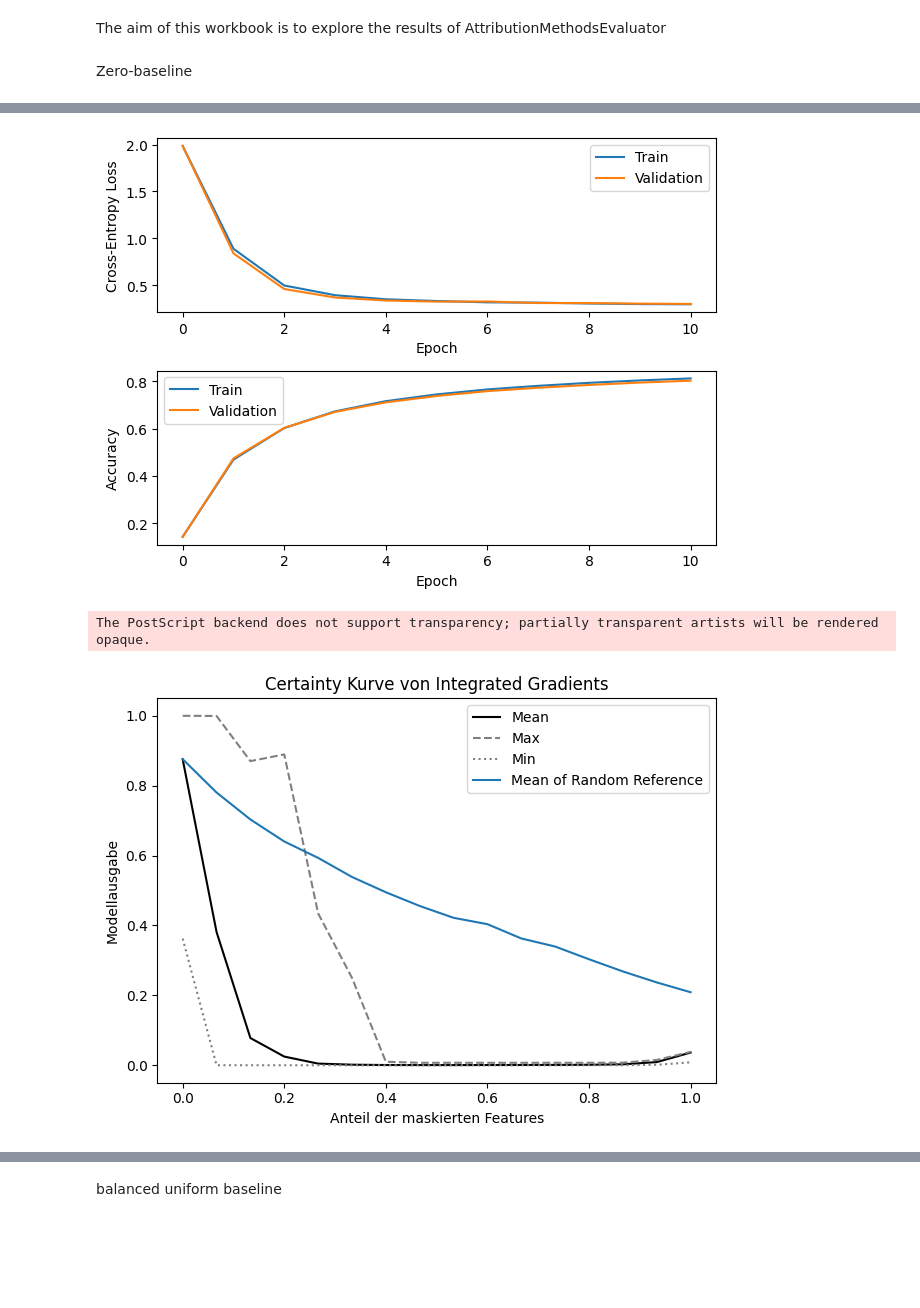
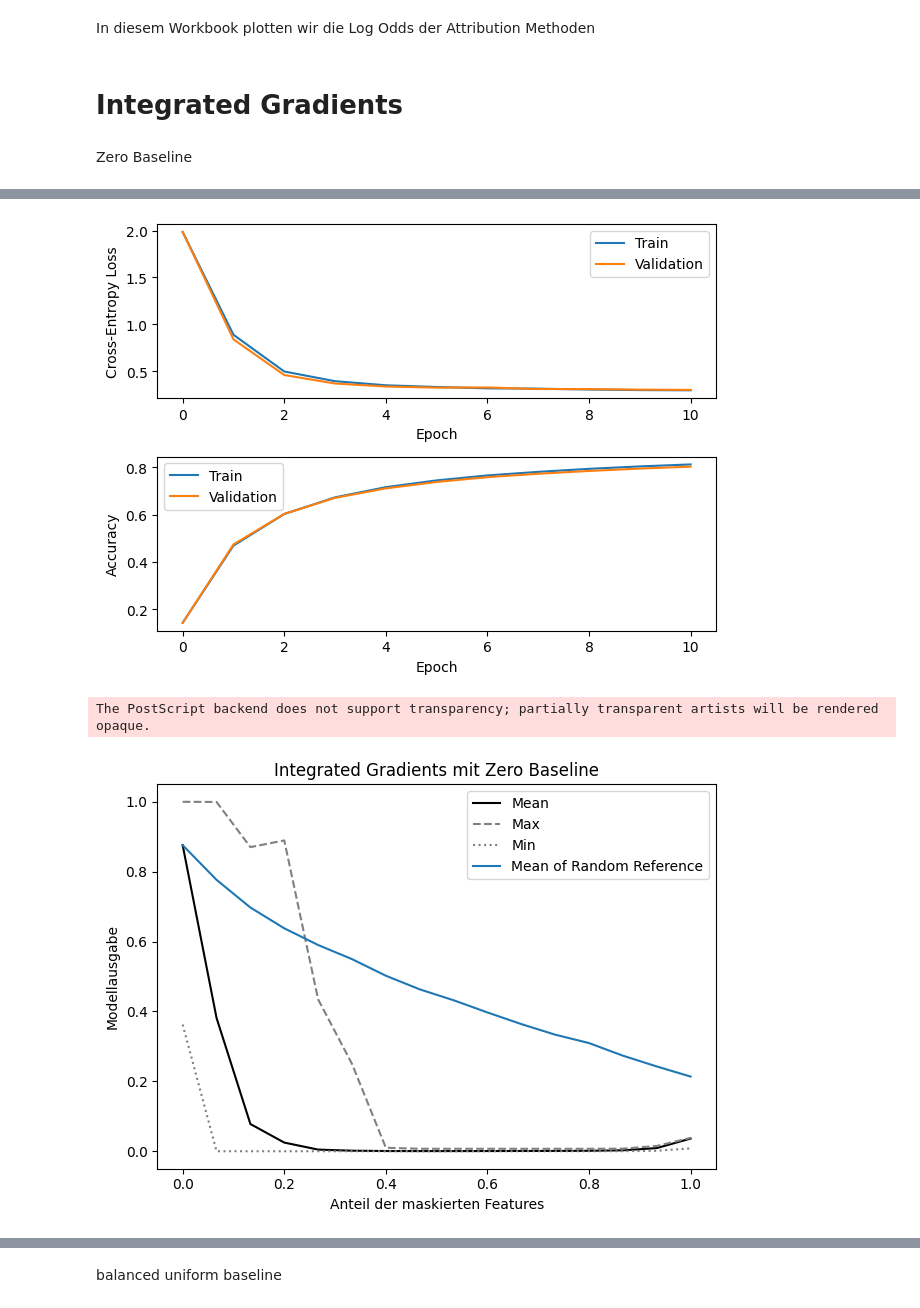
Before and after one commit to surajk222/Project_Group_Attribution_Method, a Jupyter notebook: attribution_method_evaluation.ipynb, the cells around one changed output, grey strips where cells are left out. Saved outputs shown, nothing was run; the diff lists cells and outputs as text; code cells hidden in the pictures; blank space fills up the shorter version.

```diff
--- a/attribution_method_evaluation.ipynb
+++ b/attribution_method_evaluation.ipynb
@@ -1,42 +1,39 @@
-# %% [markdown]
-The aim of this workbook is to explore the results of AttributionMethodsEvaluator
+# %% [markdown]
+In diesem Workbook plotten wir die Log Odds der Attribution Methoden
+# %% [markdown]
+# Integrated Gradients
 # %% [markdown]
-Zero-baseline
+Zero Baseline
 # %%
 from model.training import train_model_and_visualize
 import torch
-
-model = train_model_and_visualize([8])
-
 from evaluation.attribution_methods_evaluator import AttributionMethodsEvaluator
 from data.datasets import DryBean
 from data.util.utils import DatasetMode
 from model.attribution_methods.integrated_gradients import IntegratedGradients
-from model.util.baseline_generator import generate_uniform_baseline
+
+model = train_model_and_visualize([8])
 
 ig = IntegratedGradients(model.get_gradients_with_respect_to_inputs)
+test_dataset = DryBean(DatasetMode.TEST)
+am_eval = AttributionMethodsEvaluator(model=model)
+zero_baseline = torch.zeros(16)
 
-test_dataset = DryBean(DatasetMode.TEST)
-
-am_eval = AttributionMethodsEvaluator(model=model)
-
-baseline = torch.zeros(16)
-
-am_eval.visualize_log_odds_of_dataset(test_dataset,ig.attribute, apply_log=False,baseline=baseline)
+am_eval.visualize_log_odds_of_dataset(test_dataset,ig.attribute, title="Integrated Gradients mit Zero Baseline", apply_log=False,masking_baseline=zero_baseline,attribution_baseline = zero_baseline)
 # %% [output]
 Final metrics:
 Validation-Loss:  0.299
 Validation-Accuracy:  80.2%
 train-Loss:  0.295
 train-Accuracy:  81.2%
 # Parameters: 199
 NeuralNetwork(
   (model): Sequential(
     (0): Linear(in_features=16, out_features=8, bias=True)
     (1): ReLU()
     (2): Linear(in_features=8, out_features=7, bias=True)
   )
 )
 [figure]
 The PostScript backend does not support transparency; partially transparent artists will be rendered opaque.
-[figure, old version]
+[figure, new version]
```
Also changed, not shown: parts of 6 cells of this notebook, 3 other files.
